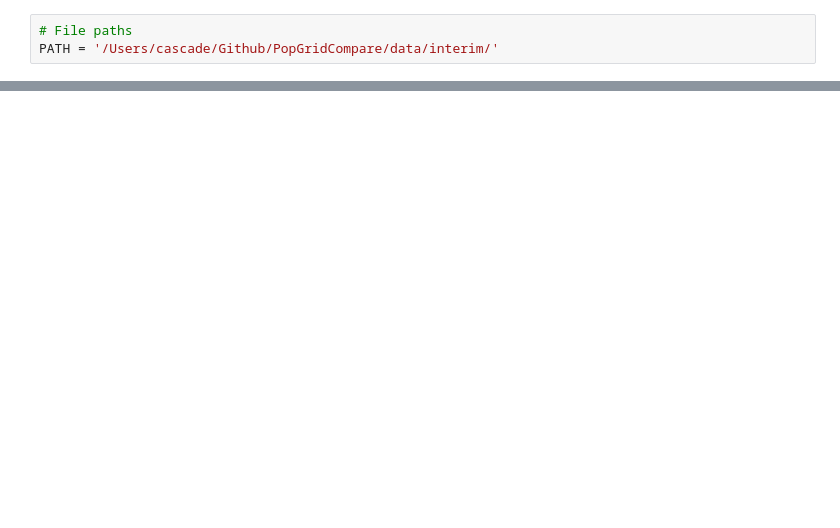
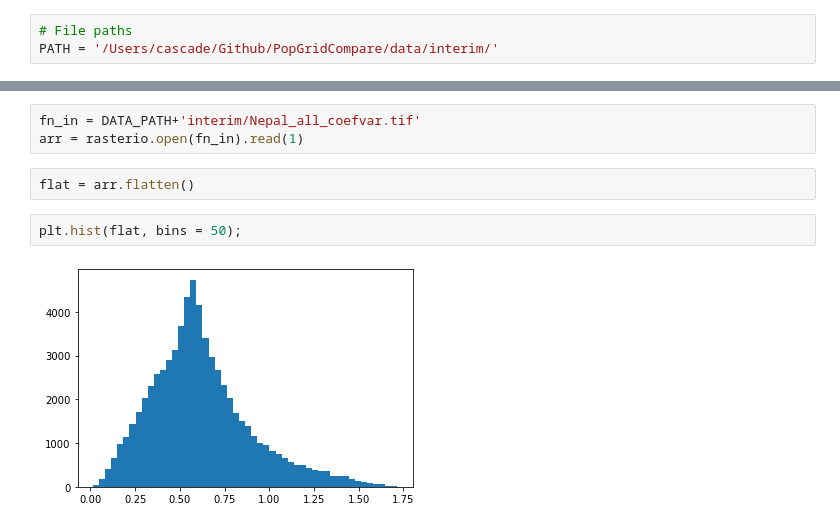
Before and after one commit to cascadet/PopGridCompare-ms, a Jupyter notebook: notebooks/Step3_CoefVar.ipynb, the cells around one changed output, grey strips where cells are left out. Drawn from its saved outputs; the diff is of its cells as text; blank space fills up the shorter version.

Commit message:
nepal done starting ecuado

```diff
--- a/notebooks/Step3_CoefVar.ipynb
+++ b/notebooks/Step3_CoefVar.ipynb
@@ -108,0 +221,9 @@ rst_coefvar(rst_fns, fn_out)
+# %%
+fn_in = DATA_PATH+'interim/Nepal_all_coefvar.tif'
+arr = rasterio.open(fn_in).read(1)
+# %%
+flat = arr.flatten()
+# %%
+plt.hist(flat, bins = 50);
+# %% [output]
+[figure, added]
```
Also changed, not shown: parts of 25 cells of this notebook, 2 other files.
